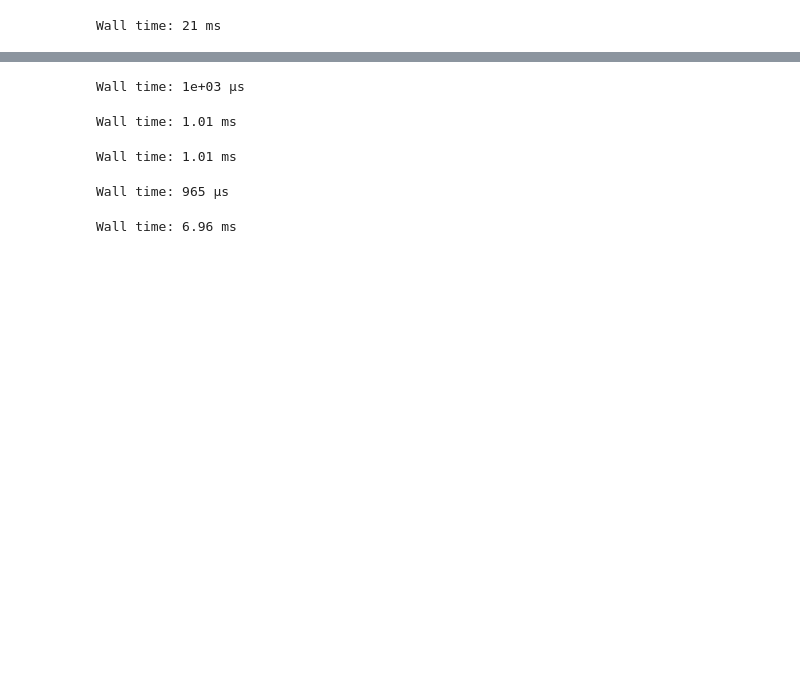
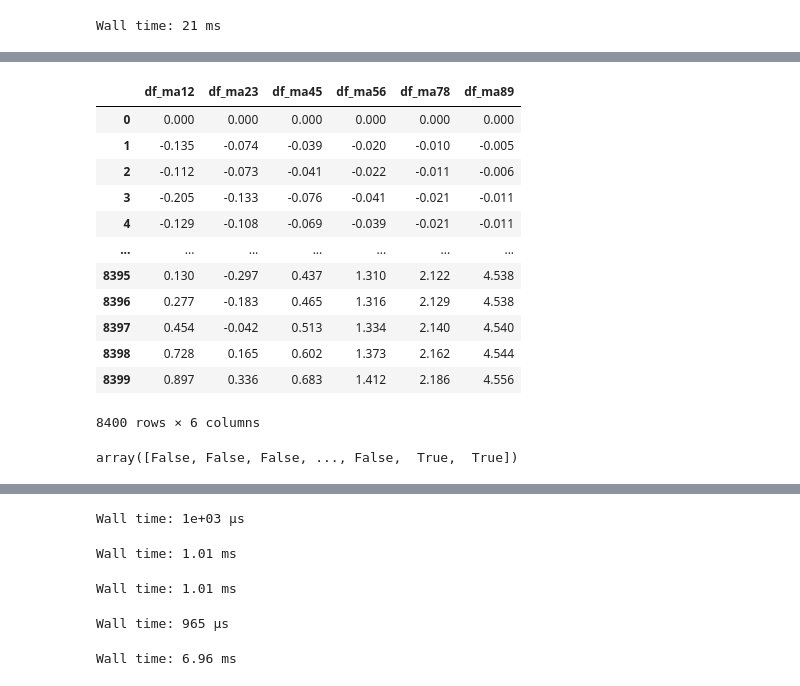
Before and after one commit to nuswgg/quants_qa, a Jupyter notebook: python/Py Quant Trading Practise/测试RB.ipynb, the cells around one changed output, grey strips where cells are left out. Saved outputs shown, nothing was run; the diff lists cells and outputs as text; code cells hidden in the pictures; blank space fills up the shorter version.

```diff
--- a/python/Py Quant Trading Practise/测试RB.ipynb
+++ b/python/Py Quant Trading Practise/测试RB.ipynb
@@ -1094 +1094,21 @@ Wall time: 21 ms
+# %%
+df_ma
+# %% [output]
+|  | df_ma12 | df_ma23 | df_ma45 | df_ma56 | df_ma78 | df_ma89 |
+| 0 | 0.000 | 0.000 | 0.000 | 0.000 | 0.000 | 0.000 |
+| 1 | -0.135 | -0.074 | -0.039 | -0.020 | -0.010 | -0.005 |
+| 2 | -0.112 | -0.073 | -0.041 | -0.022 | -0.011 | -0.006 |
+| 3 | -0.205 | -0.133 | -0.076 | -0.041 | -0.021 | -0.011 |
+| 4 | -0.129 | -0.108 | -0.069 | -0.039 | -0.021 | -0.011 |
+| ... | ... | ... | ... | ... | ... | ... |
+| 8395 | 0.130 | -0.297 | 0.437 | 1.310 | 2.122 | 4.538 |
+| 8396 | 0.277 | -0.183 | 0.465 | 1.316 | 2.129 | 4.538 |
+| 8397 | 0.454 | -0.042 | 0.513 | 1.334 | 2.140 | 4.540 |
+| 8398 | 0.728 | 0.165 | 0.602 | 1.373 | 2.162 | 4.544 |
+| 8399 | 0.897 | 0.336 | 0.683 | 1.412 | 2.186 | 4.556 |
+8400 rows × 6 columns
+# %%
+np.all(df_ma.values>0,axis=1)
+# %% [output]
+array([False, False, False, ..., False,  True,  True])
 # %%
```
Also changed, not shown: parts of 12 cells of this notebook.
